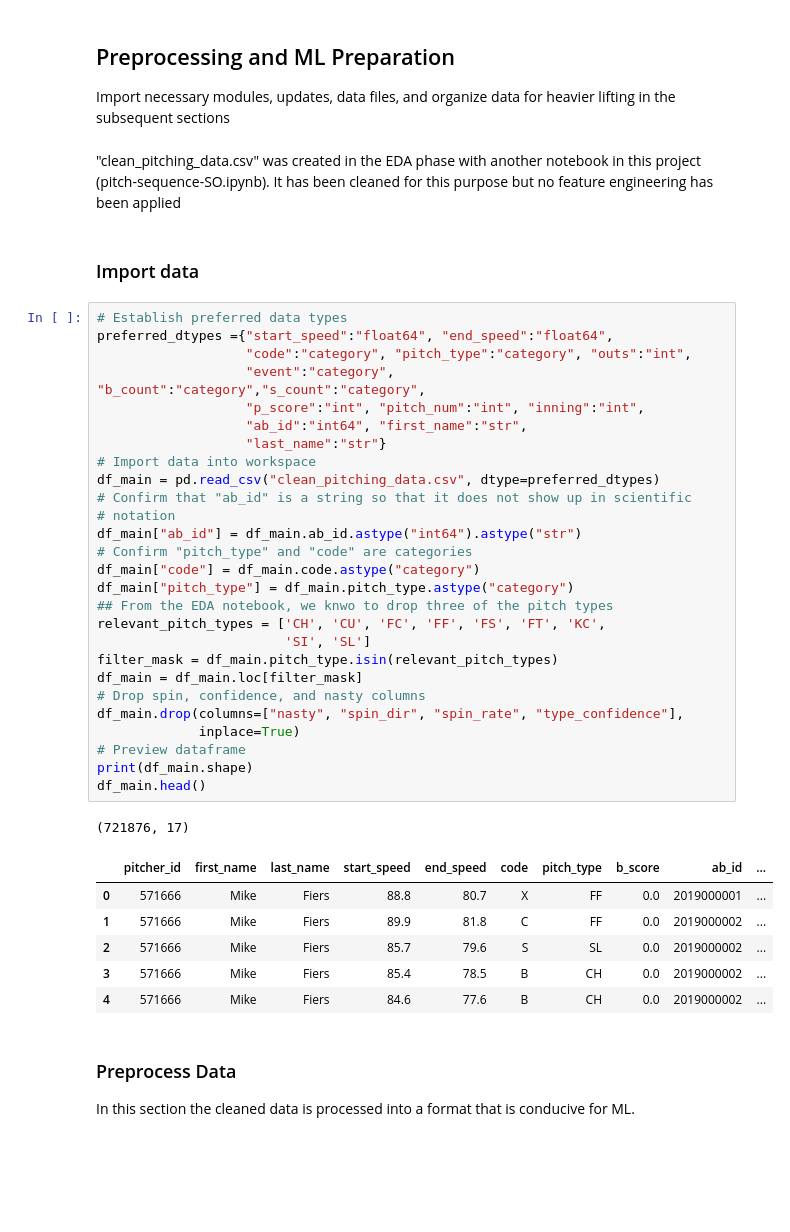
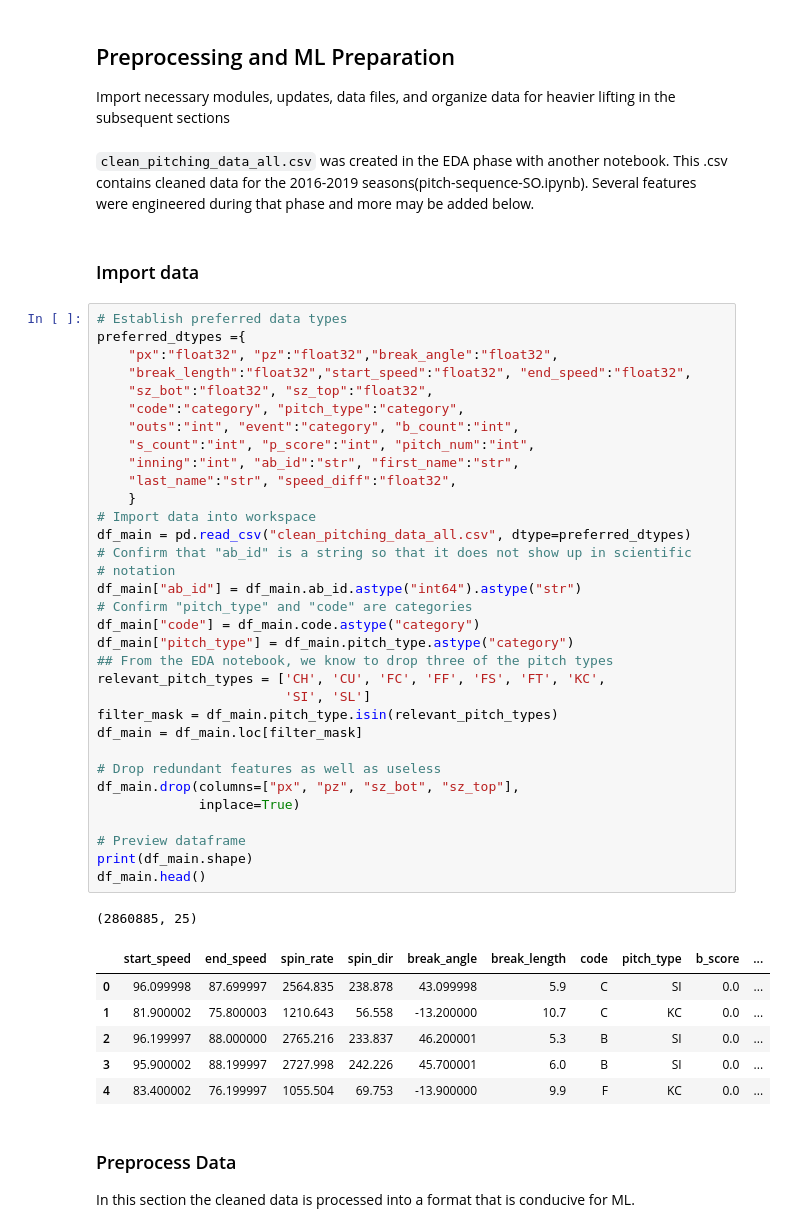
Before and after one commit to 907Resident/pitch-sequence, a Jupyter notebook: pitch_sequence_classification_ML.ipynb, the cells around one changed output. Saved outputs shown, nothing was run; the diff lists cells and outputs as text; blank space fills up the shorter version.

```diff
--- a/pitch_sequence_classification_ML.ipynb
+++ b/pitch_sequence_classification_ML.ipynb
@@ -30,45 +30,51 @@ import seaborn as sns
 # %% [markdown]
 ## Preprocessing and ML Preparation
 Import necessary modules, updates, data files, and organize data for heavier lifting in the subsequent sections
-# %% [markdown]
-"clean_pitching_data.csv" was created in the EDA phase with another notebook in this project (pitch-sequence-SO.ipynb). It has been cleaned for this purpose but no feature engineering has been applied
+# %% [markdown]
+`clean_pitching_data_all.csv` was created in the EDA phase with another notebook. This .csv contains cleaned data for the 2016-2019 seasons(pitch-sequence-SO.ipynb). Several features were engineered during that phase and more may be added below.
 # %% [markdown]
 ### Import data
 # %%
 # Establish preferred data types
-preferred_dtypes ={"start_speed":"float64", "end_speed":"float64",
-                   "code":"category", "pitch_type":"category", "outs":"int",
-                   "event":"category", "b_count":"category","s_count":"category",
-                   "p_score":"int", "pitch_num":"int", "inning":"int",
-                   "ab_id":"int64", "first_name":"str",
-                   "last_name":"str"}
+preferred_dtypes ={
+    "px":"float32", "pz":"float32","break_angle":"float32",
+    "break_length":"float32","start_speed":"float32", "end_speed":"float32",
+    "sz_bot":"float32", "sz_top":"float32",
+    "code":"category", "pitch_type":"category",
+    "outs":"int", "event":"category", "b_count":"int",
+    "s_count":"int", "p_score":"int", "pitch_num":"int",
+    "inning":"int", "ab_id":"str", "first_name":"str",
+    "last_name":"str", "speed_diff":"float32",
+    }
 # Import data into workspace
-df_main = pd.read_csv("clean_pitching_data.csv", dtype=preferred_dtypes)
+df_main = pd.read_csv("clean_pitching_data_all.csv", dtype=preferred_dtypes)
 # Confirm that "ab_id" is a string so that it does not show up in scientific
 # notation
 df_main["ab_id"] = df_main.ab_id.astype("int64").astype("str")
 # Confirm "pitch_type" and "code" are categories
 df_main["code"] = df_main.code.astype("category")
 df_main["pitch_type"] = df_main.pitch_type.astype("category")
-## From the EDA notebook, we knwo to drop three of the pitch types
+## From the EDA notebook, we know to drop three of the pitch types
 relevant_pitch_types = ['CH', 'CU', 'FC', 'FF', 'FS', 'FT', 'KC',
                         'SI', 'SL']
 filter_mask = df_main.pitch_type.isin(relevant_pitch_types)
 df_main = df_main.loc[filter_mask]
-# Drop spin, confidence, and nasty columns
-df_main.drop(columns=["nasty", "spin_dir", "spin_rate", "type_confidence"],
+
+# Drop redundant features as well as useless
+df_main.drop(columns=["px", "pz", "sz_bot", "sz_top"],
              inplace=True)
+
 # Preview dataframe
 print(df_main.shape)
 df_main.head()
 # %% [output]
-(721876, 17)
+(2860885, 25)
-|  | pitcher_id | first_name | last_name | start_speed | end_speed | code | pitch_type | b_score | ab_id | ... |
-| 0 | 571666 | Mike | Fiers | 88.8 | 80.7 | X | FF | 0.0 | 2019000001 | ... |
-| 1 | 571666 | Mike | Fiers | 89.9 | 81.8 | C | FF | 0.0 | 2019000002 | ... |
-| 2 | 571666 | Mike | Fiers | 85.7 | 79.6 | S | SL | 0.0 | 2019000002 | ... |
-| 3 | 571666 | Mike | Fiers | 85.4 | 78.5 | B | CH | 0.0 | 2019000002 | ... |
-| 4 | 571666 | Mike | Fiers | 84.6 | 77.6 | B | CH | 0.0 | 2019000002 | ... |
+|  | start_speed | end_speed | spin_rate | spin_dir | break_angle | break_length | code | pitch_type | b_score | ... |
+| 0 | 96.099998 | 87.699997 | 2564.835 | 238.878 | 43.099998 | 5.9 | C | SI | 0.0 | ... |
+| 1 | 81.900002 | 75.800003 | 1210.643 | 56.558 | -13.200000 | 10.7 | C | KC | 0.0 | ... |
+| 2 | 96.199997 | 88.000000 | 2765.216 | 233.837 | 46.200001 | 5.3 | B | SI | 0.0 | ... |
+| 3 | 95.900002 | 88.199997 | 2727.998 | 242.226 | 45.700001 | 6.0 | B | SI | 0.0 | ... |
+| 4 | 83.400002 | 76.199997 | 1055.504 | 69.753 | -13.900000 | 9.9 | F | KC | 0.0 | ... |
 # %% [markdown]
 ### Preprocess Data
 In this section the cleaned data is processed into a format that is conducive for ML.
```
Also changed, not shown: parts of 113 cells of this notebook.
